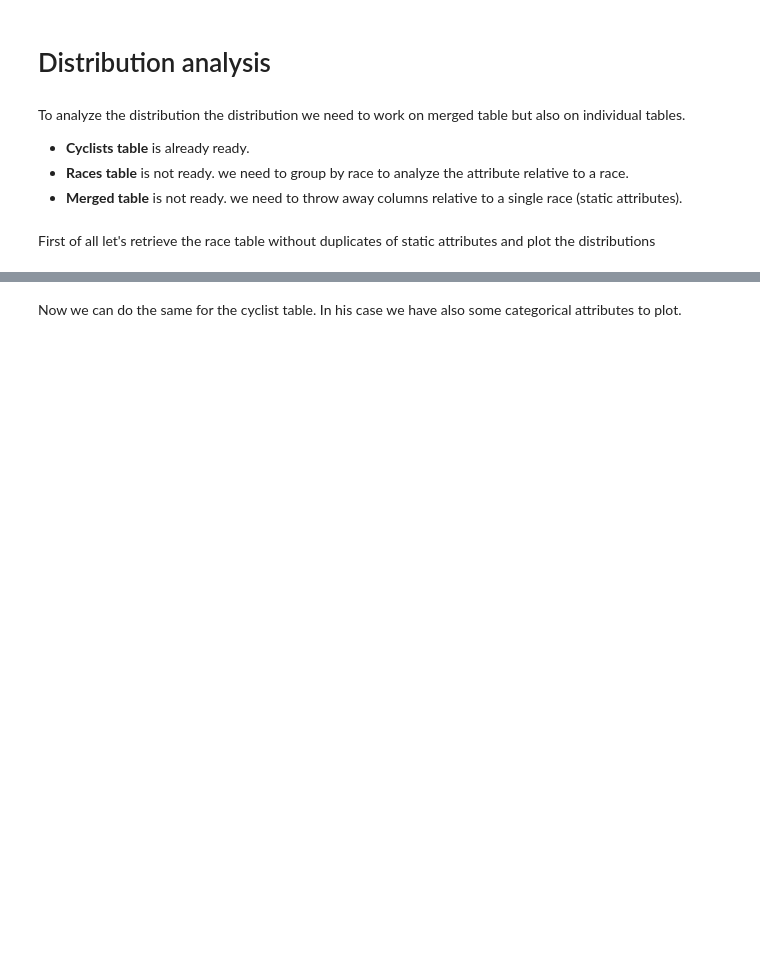
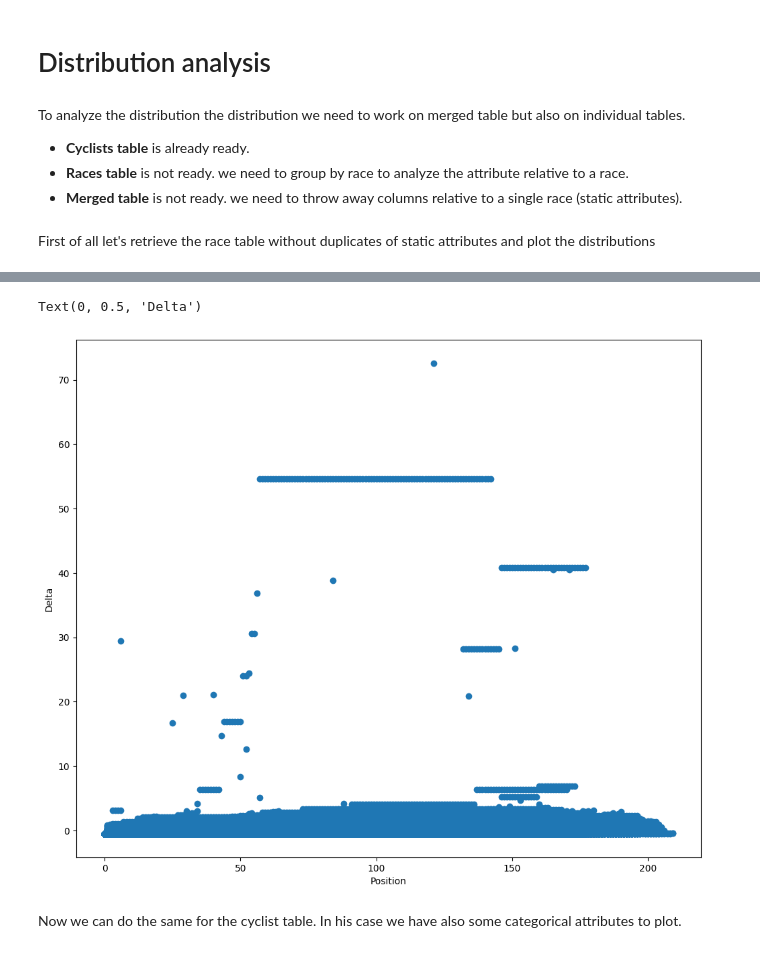
Before and after one commit to DiVitoTommaso/Cyclists-Races_Data-Mining, a Jupyter notebook: Data Mining.ipynb, the cells around one changed output, grey strips where cells are left out. Saved outputs shown, nothing was run; the diff lists cells and outputs as text; code cells hidden in the pictures; blank space fills up the shorter version.

```diff
--- a/Data Mining.ipynb
+++ b/Data Mining.ipynb
@@ -364,3 +365,11 @@ plot(grouped_races_df, 'profile')
+# %%
+plt.figure(figsize=(12, 10))
+plt.scatter(dm.df['position'], dm.df['delta'])
+plt.xlabel('Position')
+plt.ylabel('Delta')
+# %% [output]
+Text(0, 0.5, 'Delta')
+[figure, added]
 # %% [markdown]
 Now we can do the same for the cyclist table. In his case we have also some categorical attributes to plot.
 # %%
```
Also changed, not shown: parts of 3 cells of this notebook.
